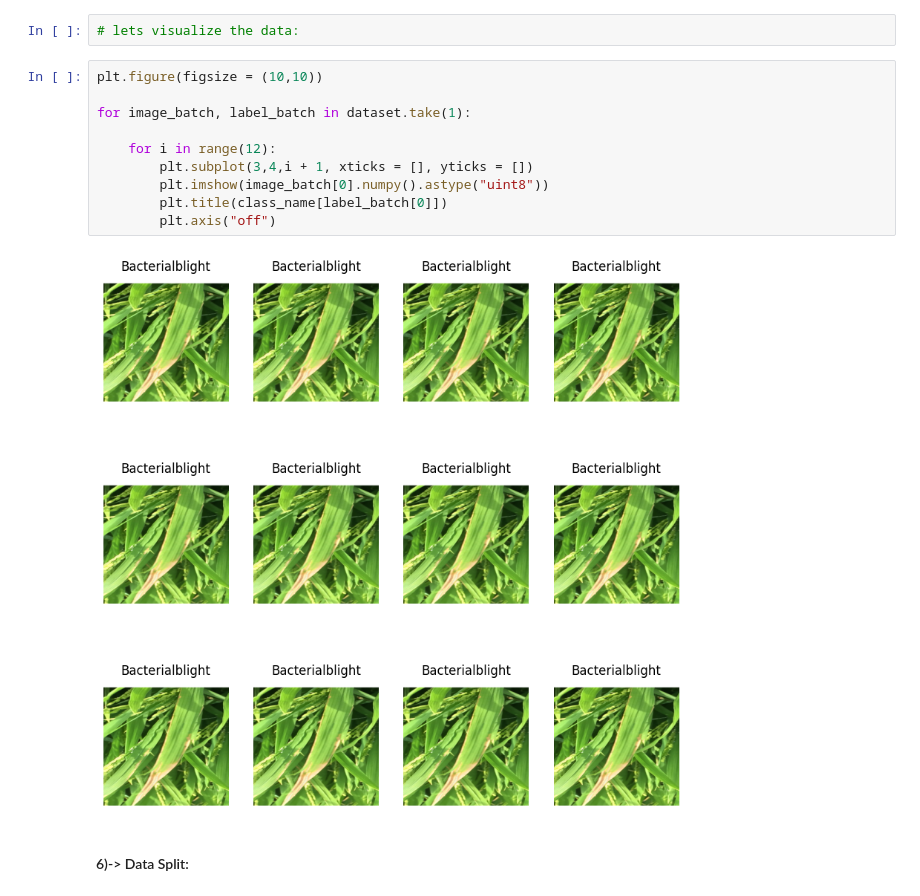
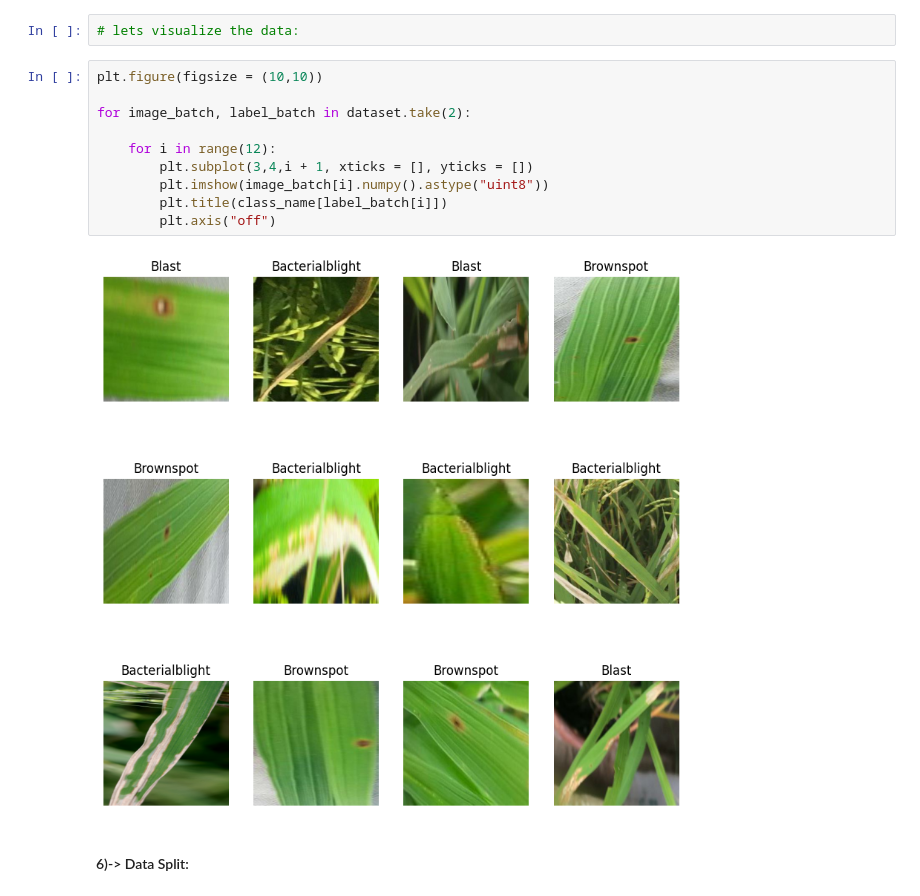
Before and after one commit to Muhammad-Azam-khan/Data-science-Project-Rice-leaf-disease-prediction, a Jupyter notebook: Rice Leaf Disease .ipynb, the cells around one changed output. Saved outputs shown, nothing was run; the diff lists cells and outputs as text.

```diff
--- a/Rice Leaf Disease .ipynb
+++ b/Rice Leaf Disease .ipynb
@@ -76,15 +73,15 @@ labels associated with the images in the batch :  [1 0 1 0 0 1 0 2 2 1 0 2 2 0 0
 # %%
 plt.figure(figsize = (10,10))
 
-for image_batch, label_batch in dataset.take(1):
+for image_batch, label_batch in dataset.take(2):
 
     for i in range(12):
         plt.subplot(3,4,i + 1, xticks = [], yticks = [])
-        plt.imshow(image_batch[0].numpy().astype("uint8"))
-        plt.title(class_name[label_batch[0]])
+        plt.imshow(image_batch[i].numpy().astype("uint8"))
+        plt.title(class_name[label_batch[i]])
         plt.axis("off")
 # %% [output]
-[figure, old version]
+[figure, new version]
 # %% [markdown]
 #### 6)-> Data Split:
 # %%
```
Also changed, not shown: parts of 10 cells of this notebook.
